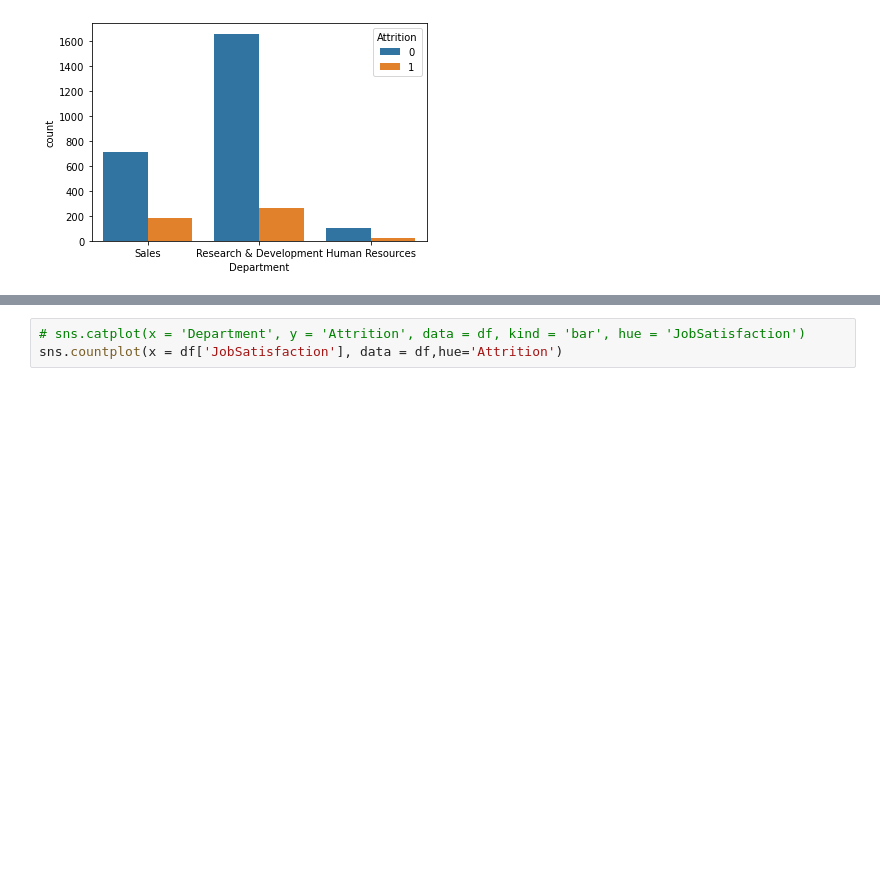
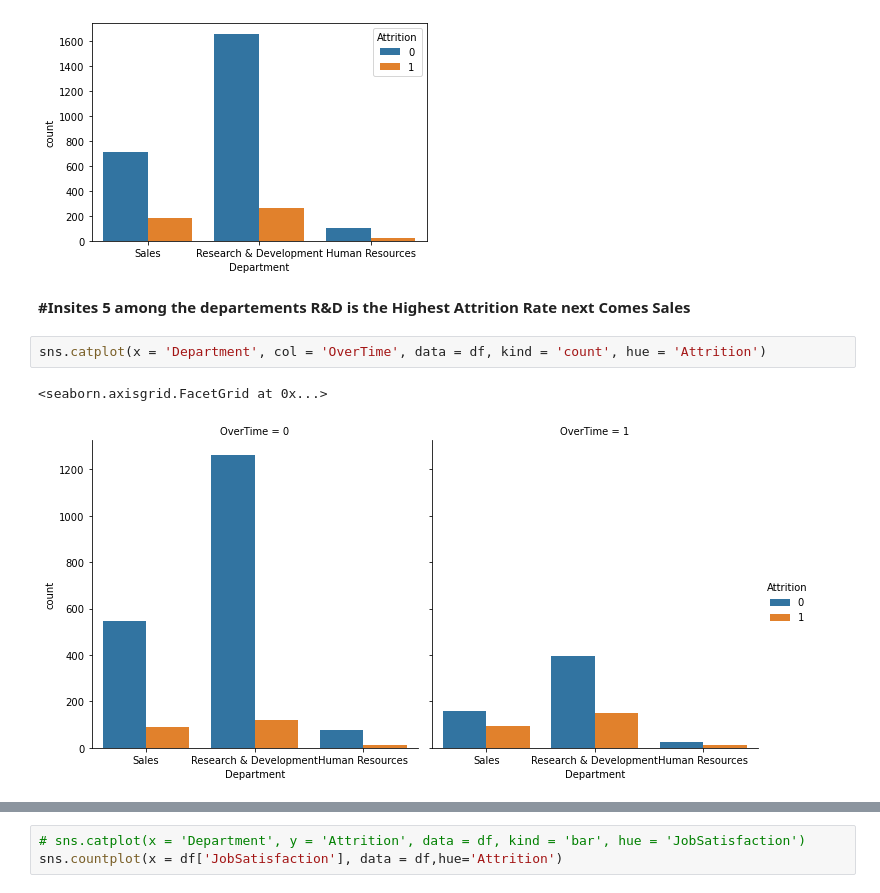
Before and after one commit to melwinmpk/python_datascience, a Jupyter notebook: Stats/Assignment/Capstone Project/EDA of the Capstone Project by Melwin Varghese P.ipynb, the cells around one changed output, grey strips where cells are left out. Drawn from its saved outputs; the diff is of its cells as text; blank space fills up the shorter version.

```diff
--- a/Stats/Assignment/Capstone Project/EDA of the Capstone Project by Melwin Varghese P.ipynb
+++ b/Stats/Assignment/Capstone Project/EDA of the Capstone Project by Melwin Varghese P.ipynb
@@ -142,3 +144,10 @@ sns.countplot(x = df['Department'], data = df,hue='Attrition')
 # %% [output]
 <AxesSubplot:xlabel='Department', ylabel='count'>
 [figure]
+# %% [markdown]
+<b>#Insites 5  among the departements R&D is the Highest Attrition Rate next Comes Sales</b>
+# %%
+sns.catplot(x = 'Department', col = 'OverTime', data = df, kind = 'count', hue = 'Attrition')
+# %% [output]
+<seaborn.axisgrid.FacetGrid at 0x...>
+[figure, added]
```
Also changed, not shown: parts of 52 cells of this notebook.
